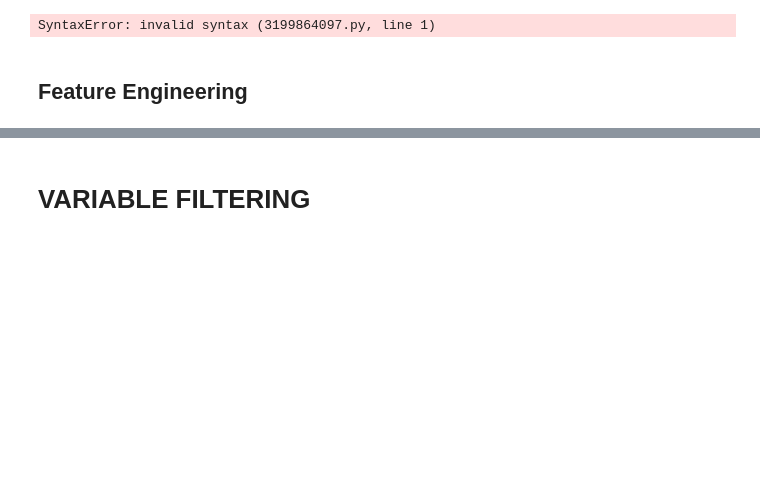
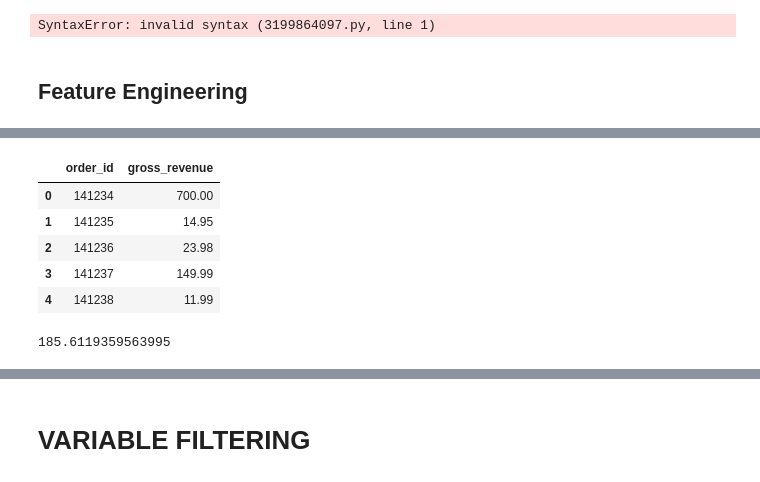
Before and after one commit to marxcerqueira/Exploratory-Data-Analysis, a Jupyter notebook: Sales-Data/Sales_Analysis.ipynb, the cells around one changed output, grey strips where cells are left out. Cells and saved outputs as stored; diff of their text form; code cells hidden in the pictures; blank space fills up the shorter version.

```diff
--- a/Sales-Data/Sales_Analysis.ipynb
+++ b/Sales-Data/Sales_Analysis.ipynb
@@ -491,3 +515,17 @@ df2.head()
+# %%
+df2_aux = df2[['order_id', 'gross_revenue']].groupby('order_id').sum().reset_index()
+df2_aux.head()
+# %% [output]
+|  | order_id | gross_revenue |
+| 0 | 141234 | 700.00 |
+| 1 | 141235 | 14.95 |
+| 2 | 141236 | 23.98 |
+| 3 | 141237 | 149.99 |
+| 4 | 141238 | 11.99 |
+# %%
+df2['gross_revenue'].mean()
+# %% [output]
+185.6119359563995
 # %%
 df2.dtypes
 # %% [output]
```
Also changed, not shown: parts of 14 cells of this notebook.
